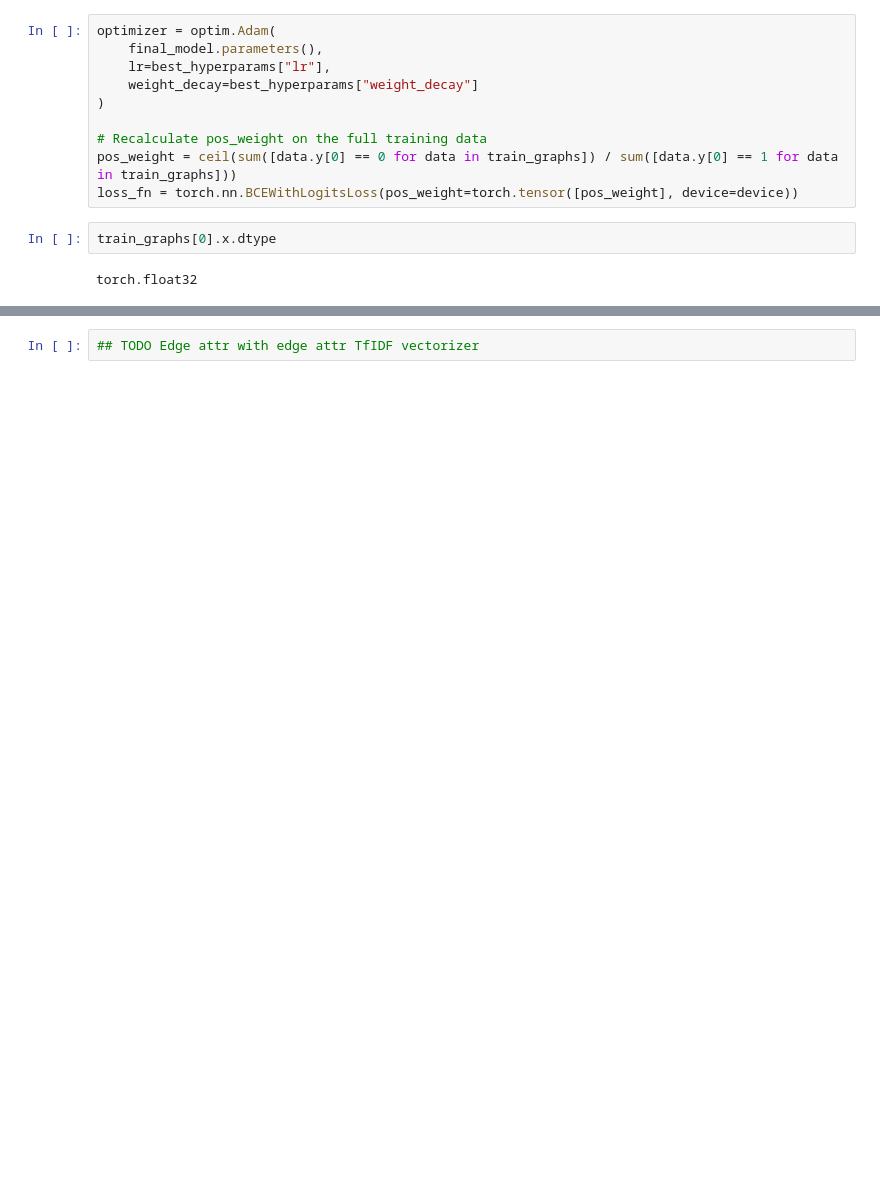
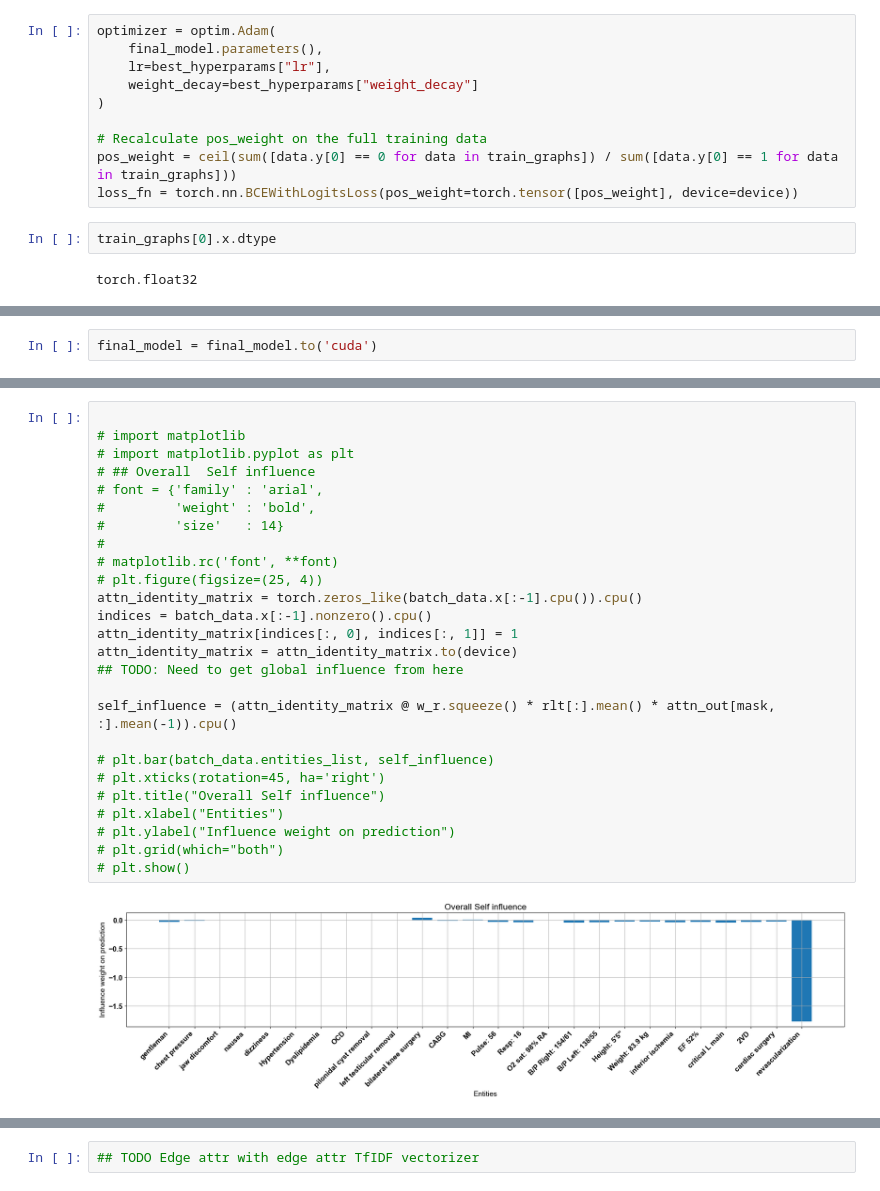
Before and after one commit to danielwalke/KARDIA, a Jupyter notebook: mimic/read/kg_gnn.ipynb, the cells around one changed output, grey strips where cells are left out. Cells and saved outputs as stored; diff of their text form; blank space fills up the shorter version.

```diff
--- a/mimic/read/kg_gnn.ipynb
+++ b/mimic/read/kg_gnn.ipynb
@@ -319,0 +563,2 @@ torch.Size([27, 8303])
+# %%
+final_model = final_model.to('cuda')
@@ -319,0 +746,28 @@ torch.Size([27, 8303])
+# %%
+
+# import matplotlib
+# import matplotlib.pyplot as plt
+# ## Overall  Self influence
+# font = {'family' : 'arial',
+#         'weight' : 'bold',
+#         'size'   : 14}
+#
+# matplotlib.rc('font', **font)
+# plt.figure(figsize=(25, 4))
+attn_identity_matrix = torch.zeros_like(batch_data.x[:-1].cpu()).cpu()
+indices = batch_data.x[:-1].nonzero().cpu()
+attn_identity_matrix[indices[:, 0], indices[:, 1]] = 1
+attn_identity_matrix = attn_identity_matrix.to(device)
+## TODO: Need to get global influence from here
+
+self_influence = (attn_identity_matrix @ w_r.squeeze() * rlt[:].mean() * attn_out[mask, :].mean(-1)).cpu()
+
+# plt.bar(batch_data.entities_list, self_influence)
+# plt.xticks(rotation=45, ha='right')
+# plt.title("Overall Self influence")
+# plt.xlabel("Entities")
+# plt.ylabel("Influence weight on prediction")
+# plt.grid(which="both")
+# plt.show()
+# %% [output]
+[figure, added]
```
Also changed, not shown: parts of 84 cells of this notebook, 4 other files.
